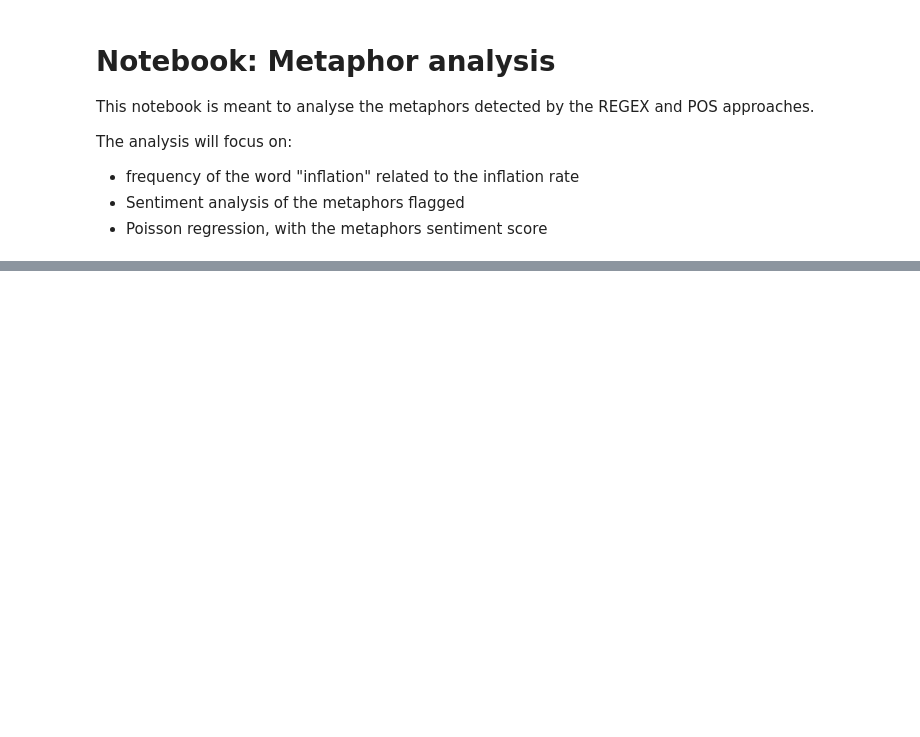
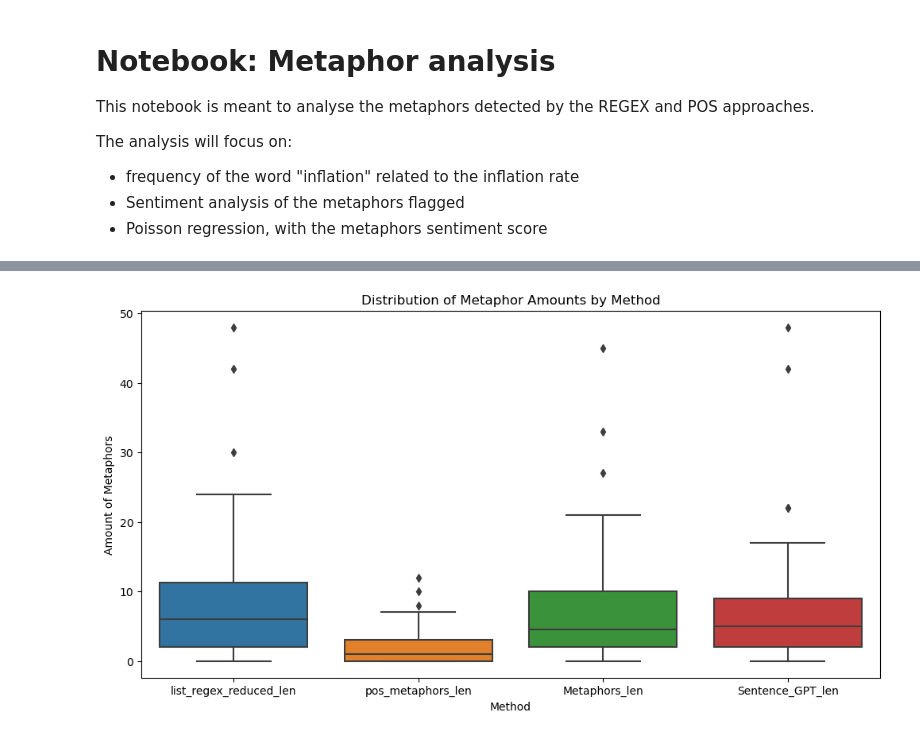
Before and after one commit to lalvarezpoli/DSDM_Thesis, a Jupyter notebook: metaphors_analysis.ipynb, the cells around one changed output, grey strips where cells are left out. Drawn from its saved outputs; the diff is of its cells as text; code cells hidden in the pictures; blank space fills up the shorter version.

```diff
--- a/metaphors_analysis.ipynb
+++ b/metaphors_analysis.ipynb
@@ -112,0 +236,9 @@ df["Frequency"] = df["Answers"].apply(count_frequency)
+# %%
+plt.figure(figsize=(12, 6))
+sns.boxplot(data=df_labels[['list_regex_reduced_len', 'pos_metaphors_len', 'Metaphors_len', 'Sentence_GPT_len']])
+plt.title('Distribution of Metaphor Amounts by Method')
+plt.xlabel('Method')
+plt.ylabel('Amount of Metaphors')
+plt.show()
+# %% [output]
+[figure, added]
```
Also changed, not shown: parts of 23 cells of this notebook, 4 other files.
